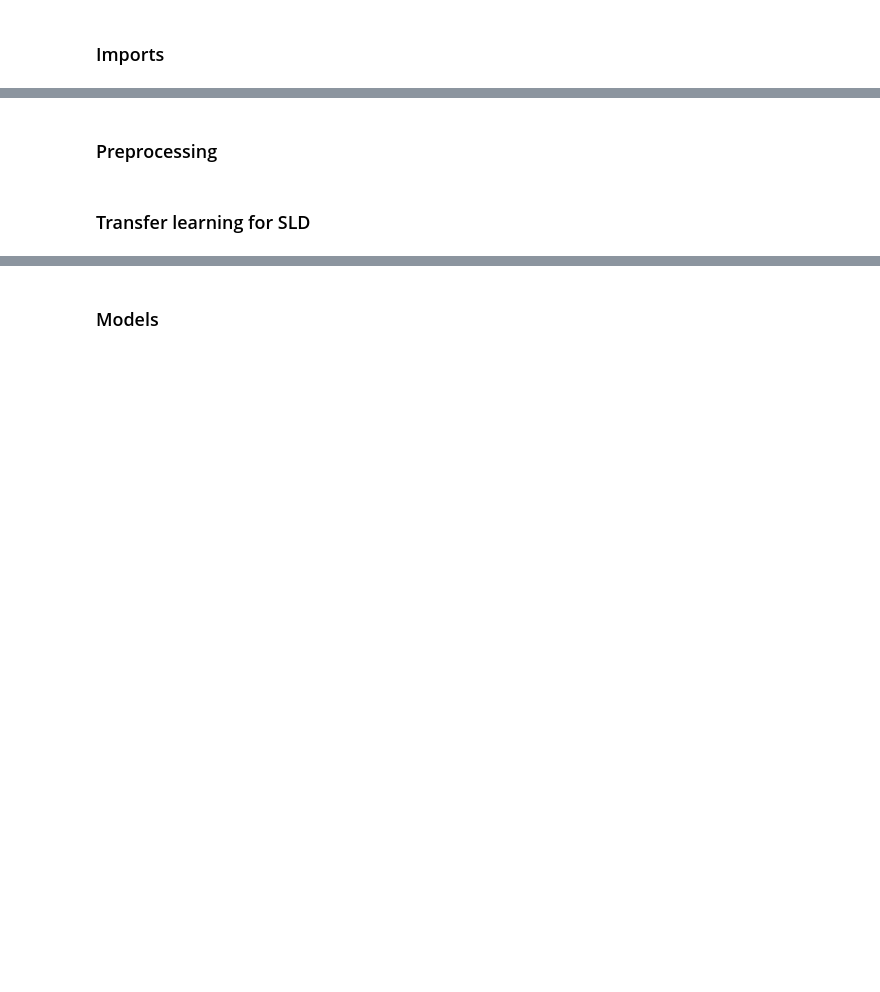
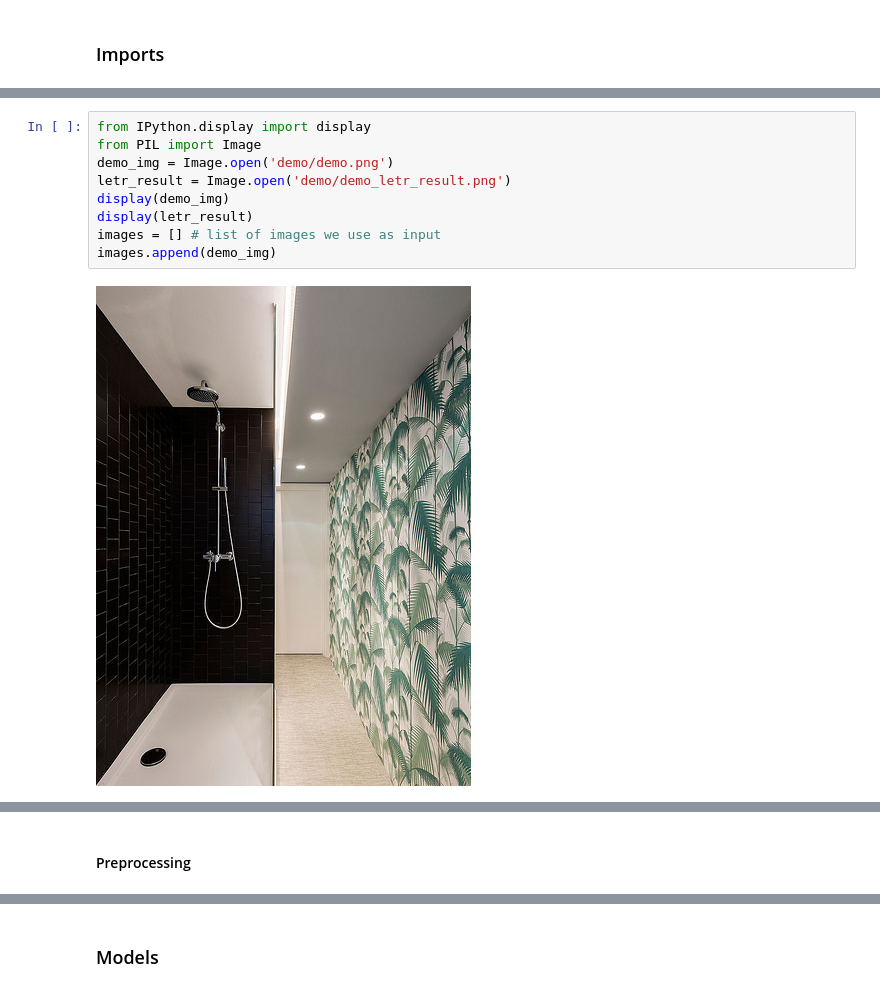
Before and after one commit to Marco-Voegeli/DeepLearningH22, a Jupyter notebook: notebook.ipynb, the cells around one changed output, grey strips where cells are left out. Drawn from its saved outputs; the diff is of its cells as text; blank space fills up the shorter version.

```diff
--- a/notebook.ipynb
+++ b/notebook.ipynb
@@ -8,0 +10,11 @@ ModuleNotFoundError: No module named 'pytorch'
+# %%
+from IPython.display import display
+from PIL import Image
+demo_img = Image.open('demo/demo.png')
+letr_result = Image.open('demo/demo_letr_result.png')
+display(demo_img)
+display(letr_result)
+images = [] # list of images we use as input
+images.append(demo_img)
+# %% [output]
+[figure, added]
@@ -9,4 +22,2 @@ ModuleNotFoundError: No module named 'pytorch'
 # %% [markdown]
-### Preprocessing
+#### Preprocessing
-# %% [markdown]
-### Transfer learning for SLD
```
Also changed, not shown: parts of 7 cells of this notebook.
